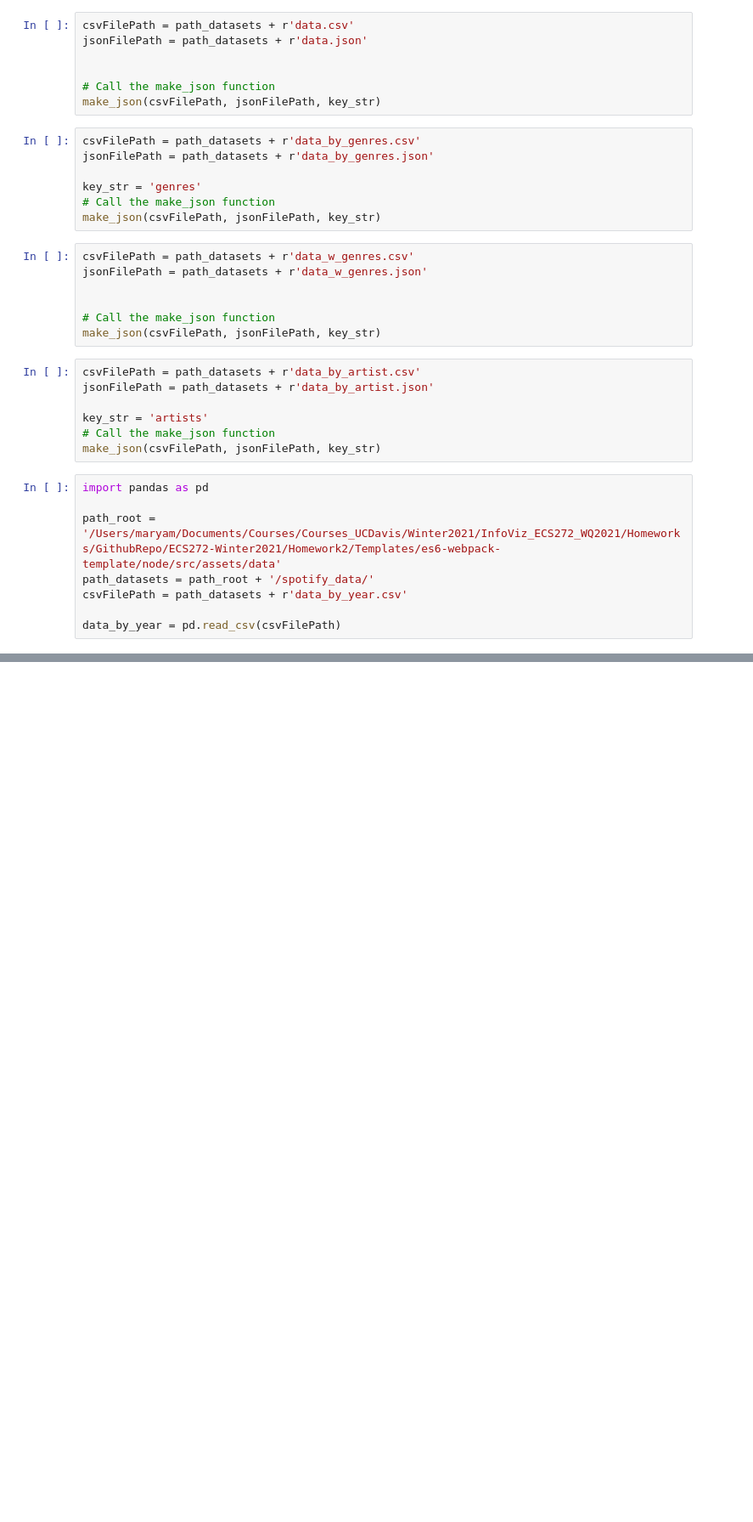
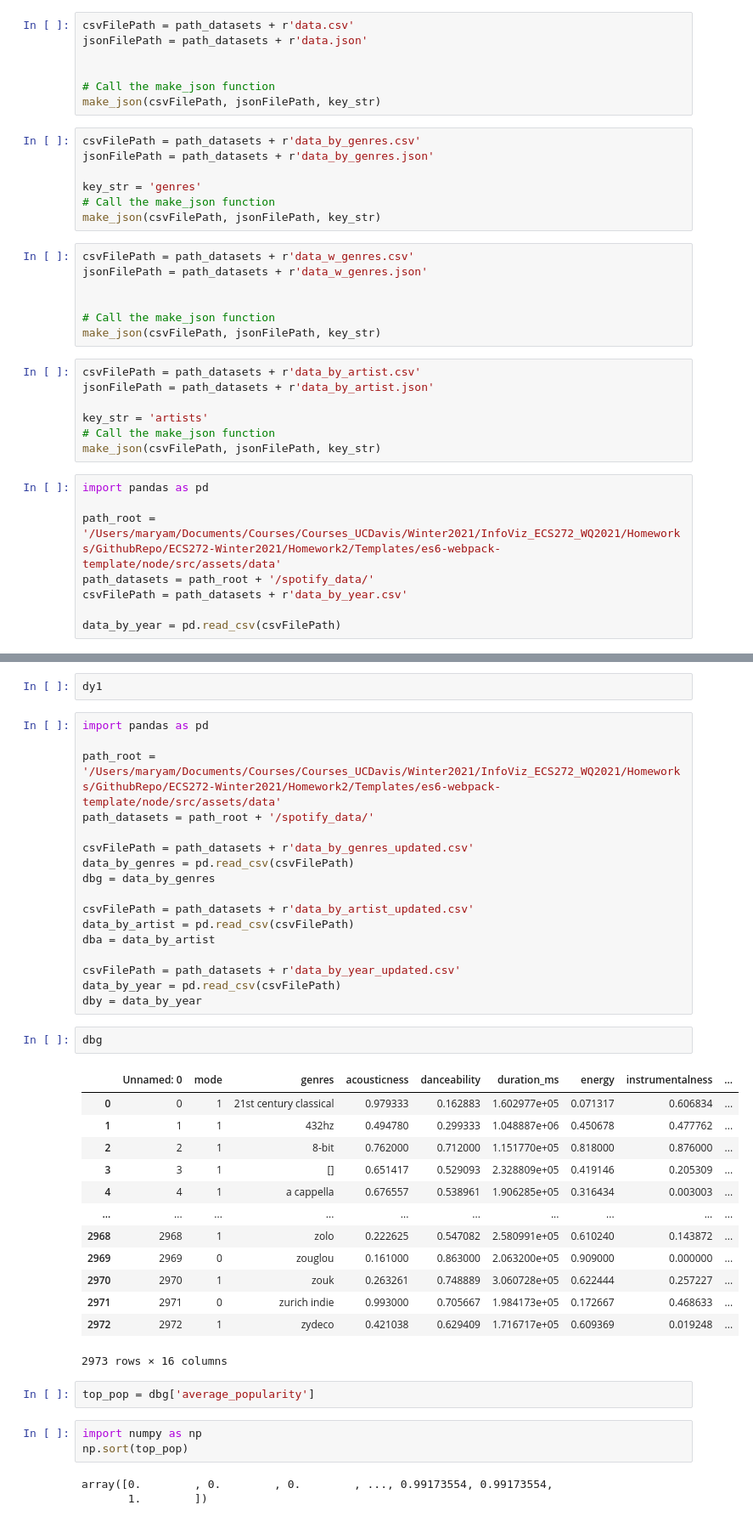
Before and after one commit to ucdavis/ECS272-Winter2021, a Jupyter notebook: Homework2/jupyter/preprocess.ipynb, the cells around one changed output, grey strips where cells are left out. Shown: that part at 85% size. Drawn from its saved outputs; the diff is of its cells as text; blank space fills up the shorter version.

```diff
--- a/Homework2/jupyter/preprocess.ipynb
+++ b/Homework2/jupyter/preprocess.ipynb
@@ -108,0 +371,43 @@ d1['year']
+# %%
+dy1
+# %%
+import pandas as pd
+
+path_root = '/Users/maryam/Documents/Courses/Courses_UCDavis/Winter2021/InfoViz_ECS272_WQ2021/Homeworks/GithubRepo/ECS272-Winter2021/Homework2/Templates/es6-webpack-template/node/src/assets/data'
+path_datasets = path_root + '/spotify_data/'
+
+csvFilePath = path_datasets + r'data_by_genres_updated.csv'
+data_by_genres = pd.read_csv(csvFilePath)
+dbg = data_by_genres
+
+csvFilePath = path_datasets + r'data_by_artist_updated.csv'
+data_by_artist = pd.read_csv(csvFilePath)
+dba = data_by_artist
+
+csvFilePath = path_datasets + r'data_by_year_updated.csv'
+data_by_year = pd.read_csv(csvFilePath)
+dby = data_by_year
+# %%
+dbg
+# %% [output]
+|  | Unnamed: 0 | mode | genres | acousticness | danceability | duration_ms | energy | instrumentalness | ... |
+| 0 | 0 | 1 | 21st century classical | 0.979333 | 0.162883 | 1.602977e+05 | 0.071317 | 0.606834 | ... |
+| 1 | 1 | 1 | 432hz | 0.494780 | 0.299333 | 1.048887e+06 | 0.450678 | 0.477762 | ... |
+| 2 | 2 | 1 | 8-bit | 0.762000 | 0.712000 | 1.151770e+05 | 0.818000 | 0.876000 | ... |
+| 3 | 3 | 1 | [] | 0.651417 | 0.529093 | 2.328809e+05 | 0.419146 | 0.205309 | ... |
+| 4 | 4 | 1 | a cappella | 0.676557 | 0.538961 | 1.906285e+05 | 0.316434 | 0.003003 | ... |
+| ... | ... | ... | ... | ... | ... | ... | ... | ... | ... |
+| 2968 | 2968 | 1 | zolo | 0.222625 | 0.547082 | 2.580991e+05 | 0.610240 | 0.143872 | ... |
+| 2969 | 2969 | 0 | zouglou | 0.161000 | 0.863000 | 2.063200e+05 | 0.909000 | 0.000000 | ... |
+| 2970 | 2970 | 1 | zouk | 0.263261 | 0.748889 | 3.060728e+05 | 0.622444 | 0.257227 | ... |
+| 2971 | 2971 | 0 | zurich indie | 0.993000 | 0.705667 | 1.984173e+05 | 0.172667 | 0.468633 | ... |
+| 2972 | 2972 | 1 | zydeco | 0.421038 | 0.629409 | 1.716717e+05 | 0.609369 | 0.019248 | ... |
+2973 rows × 16 columns
+# %%
+top_pop = dbg['average_popularity']
+# %%
+import numpy as np
+np.sort(top_pop)
+# %% [output]
+array([0.        , 0.        , 0.        , ..., 0.99173554, 0.99173554,
+       1.        ])
```
Also changed, not shown: parts of 22 cells of this notebook, 8 other files.
